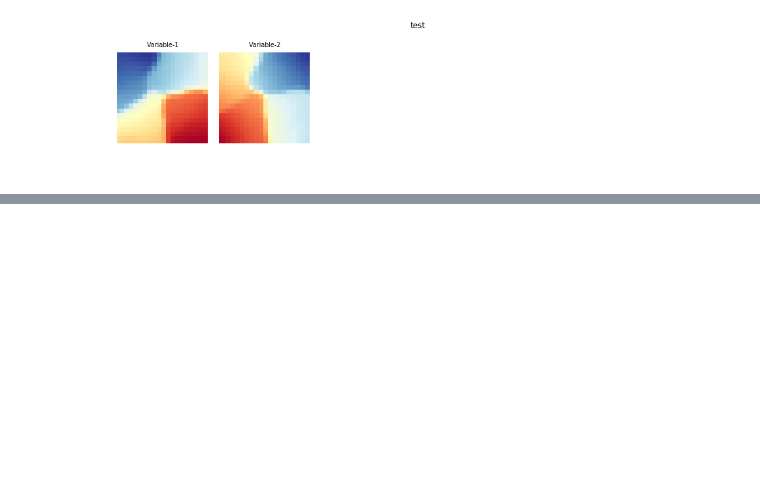
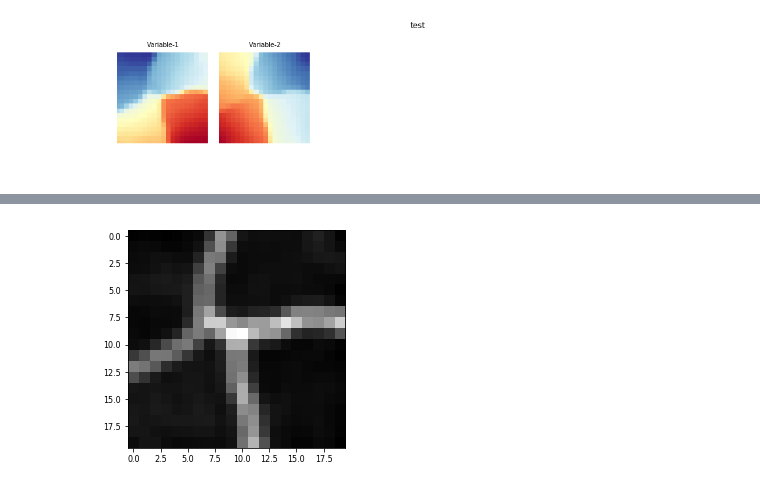
Before and after one commit to coderXmachina2/adventuresInMachineLearning, a Jupyter notebook: ass2/testSOM/somPyExampleImplement.ipynb, the cells around one changed output, grey strips where cells are left out. Drawn from its saved outputs; the diff is of its cells as text; code cells hidden in the pictures; blank space fills up the shorter version.

```diff
--- a/ass2/testSOM/somPyExampleImplement.ipynb
+++ b/ass2/testSOM/somPyExampleImplement.ipynb
@@ -121,3 +120,9 @@ UMAT = u.show(som, distance2=1, row_normalized=False, show_data=True, contooor=T
+# %%
+greyMat = UMAT[1]
+plt.imshow(greyMat, cmap="gray")
+plt.show()
+# %% [output]
+[figure, added]
 # %%
 dlen = 700
 
```
Also changed, not shown: parts of 14 cells of this notebook, 42 other files.
